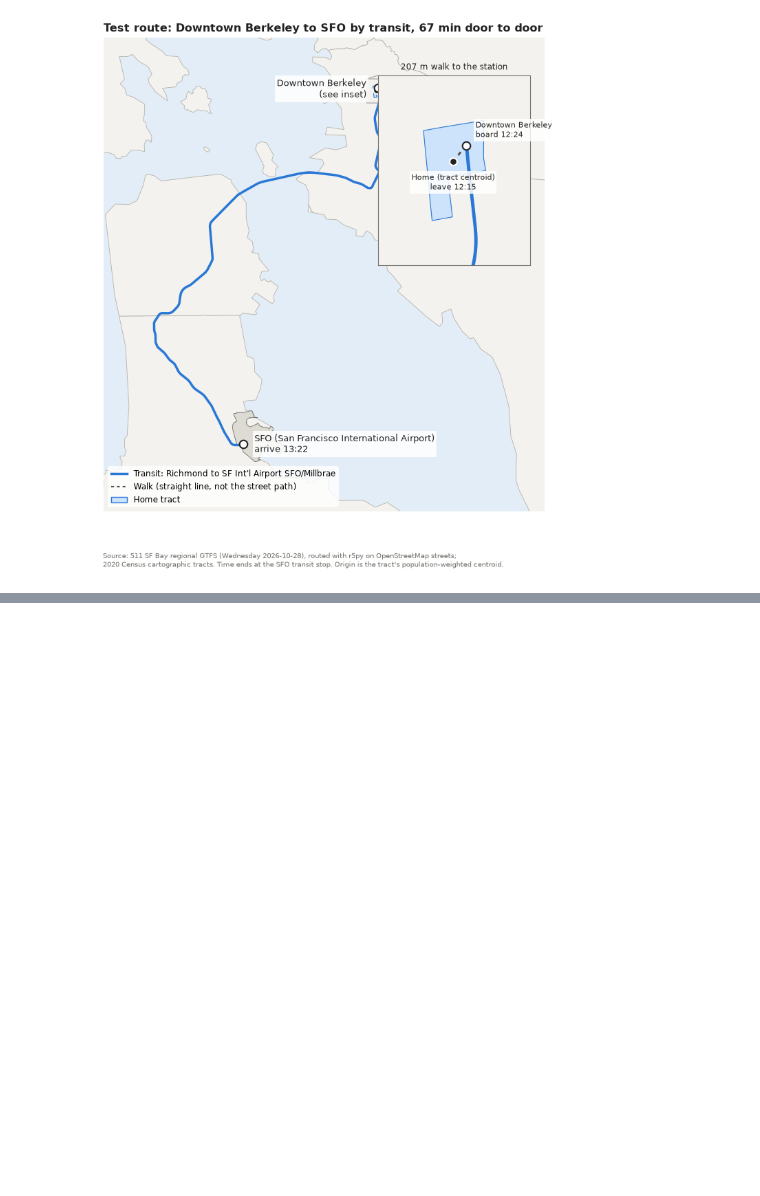
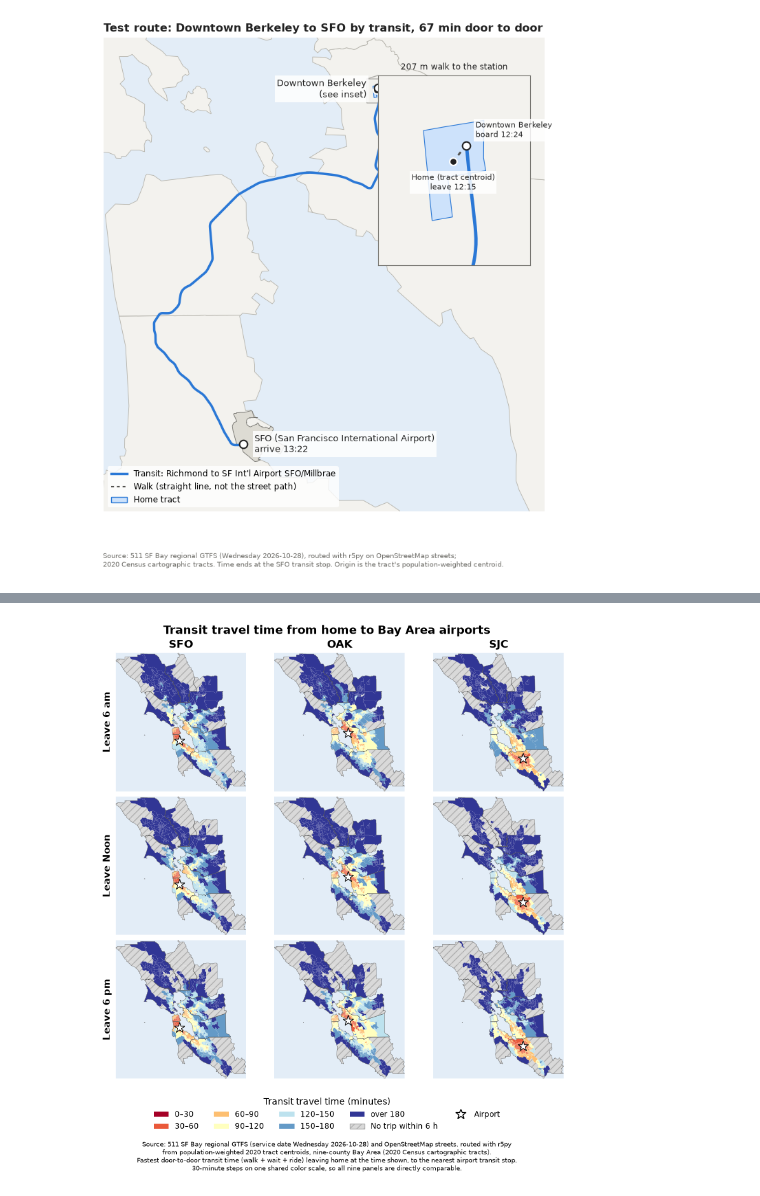
Before and after one commit to aditchintamaneni/AirportTransitFeasibility, a Jupyter notebook: gtfs_transit.ipynb, the cells around one changed output, grey strips where cells are left out. Drawn from its saved outputs; the diff is of its cells as text; code cells hidden in the pictures; blank space fills up the shorter version.

```diff
--- a/gtfs_transit.ipynb
+++ b/gtfs_transit.ipynb
@@ -324,2 +400,69 @@ fig.savefig(f"{OUTPUT_DIR}/test_route_berkeley_sfo.png", dpi=300)
+# %%
+import math
+
+STEP_MIN = 30
+MAX_CLASSES = 7  # longer trips share the last color, so the legend stays readable
+slowest = int(travel_times["travel_min"].max())
+n_classes = min(math.ceil(slowest / STEP_MIN), MAX_CLASSES)
+bins = [STEP_MIN * k for k in range(n_classes)] + [float("inf")] if math.ceil(slowest / STEP_MIN) > MAX_CLASSES else [STEP_MIN * k for k in range(n_classes + 1)]
+labels = [f"{int(low)}–{int(high)}" if high != float("inf") else f"over {int(low)}" for low, high in zip(bins[:-1], bins[1:])]
+# ColorBrewer RdYlBu, red = short trip, blue = long trip
+palette = plt.get_cmap("RdYlBu", n_classes)
+colors = {label: palette(k) for k, label in enumerate(labels)}
+no_trip_color, no_trip_hatch = "#d9d9d9", "#b0b0b0"
+
+travel_times["class"] = pd.cut(travel_times["travel_min"].astype(float), bins=bins, labels=labels, include_lowest=True)
+populated = tracts[tracts["GEOID"].isin(travel_times["GEOID"])]
+xmin, ymin, xmax, ymax = populated.total_bounds
+departure_labels = {"06:00": "6 am", "12:00": "Noon", "18:00": "6 pm"}
+
+fig, axes = plt.subplots(len(DEPARTURES), len(AIRPORTS), figsize=(8, 8.8))
+for row, departure in enumerate(DEPARTURES):
+    for col, airport in enumerate(AIRPORTS):
+        ax = axes[row, col]
+        panel = populated.merge(travel_times[(travel_times["airport"] == airport) & (travel_times["departure"] == departure)], on="GEOID")
+        ax.set_facecolor(water)
+        counties.plot(ax=ax, color="white", edgecolor="none")
+        no_trip = panel[panel["class"].isna()]
+        if not no_trip.empty:
+            no_trip.plot(ax=ax, color=no_trip_color, hatch="///", edgecolor=no_trip_hatch, linewidth=0)
+        for label in labels:
+            in_class = panel[panel["class"] == label]
+            if not in_class.empty:
+                in_class.plot(ax=ax, color=colors[label], edgecolor="none")
+        counties.boundary.plot(ax=ax, color="#555555", linewidth=0.3)
+        star = airports.loc[airports["code"] == airport, "geometry"].iloc[0].representative_point()
+        ax.scatter(star.x, star.y, marker="*", s=150, color="white", edgecolor="black", linewidth=0.8, zorder=5)
+        ax.set_xlim(xmin, xmax)
+        ax.set_ylim(ymin, ymax)
+        ax.set_aspect("equal")
+        ax.set_xticks([])
+        ax.set_yticks([])
+        ax.set_xlabel("")
+        ax.set_ylabel("")
+        for side in ax.spines.values():
+            side.set_visible(False)
+        if row == 0:
+            ax.set_title(airport, fontsize=12, fontweight="bold")
+        if col == 0:
+            ax.set_ylabel(f"Leave {departure_labels[departure]}", fontsize=11, fontweight="bold")
+
+legend = [Patch(facecolor=colors[label], label=label) for label in labels]
+legend.append(Patch(facecolor=no_trip_color, hatch="///", edgecolor=no_trip_hatch, label=f"No trip within {MAX_SEARCH_MIN // 60} h"))
+legend.append(Line2D([], [], marker="*", linestyle="none", markersize=12, markerfacecolor="white", markeredgecolor="black", label="Airport"))
+fig.legend(handles=legend, title="Transit travel time (minutes)", loc="lower center", ncol=5, fontsize=8.5, title_fontsize=10,
+           frameon=False, bbox_to_anchor=(0.5, 0.075))
+fig.suptitle("Transit travel time from home to Bay Area airports", y=0.99, fontsize=13, fontweight="bold")
+caption = (
+    f"Source: 511 SF Bay regional GTFS (service date {SERVICE_DATE:%A %Y-%m-%d}) and OpenStreetMap streets, routed with r5py\n"
+    "from population-weighted 2020 tract centroids, nine-county Bay Area (2020 Census cartographic tracts).\n"
+    "Fastest door-to-door transit time (walk + wait + ride) leaving home at the time shown, to the nearest airport transit stop.\n"
+    "30-minute steps on one shared color scale, so all nine panels are directly comparable."
+)
+fig.text(0.5, 0.012, caption, ha="center", va="bottom", fontsize=7.5)
+fig.subplots_adjust(left=0.06, right=0.99, top=0.94, bottom=0.18, wspace=0.02, hspace=0.04)
+fig.savefig(f"{OUTPUT_DIR}/travel_time_grid.png", dpi=300)
+# %% [output]
+[figure, added]
 # %% [markdown]
 ## Limitations
```
Also changed, not shown: parts of 7 cells of this notebook, 2 other files.
